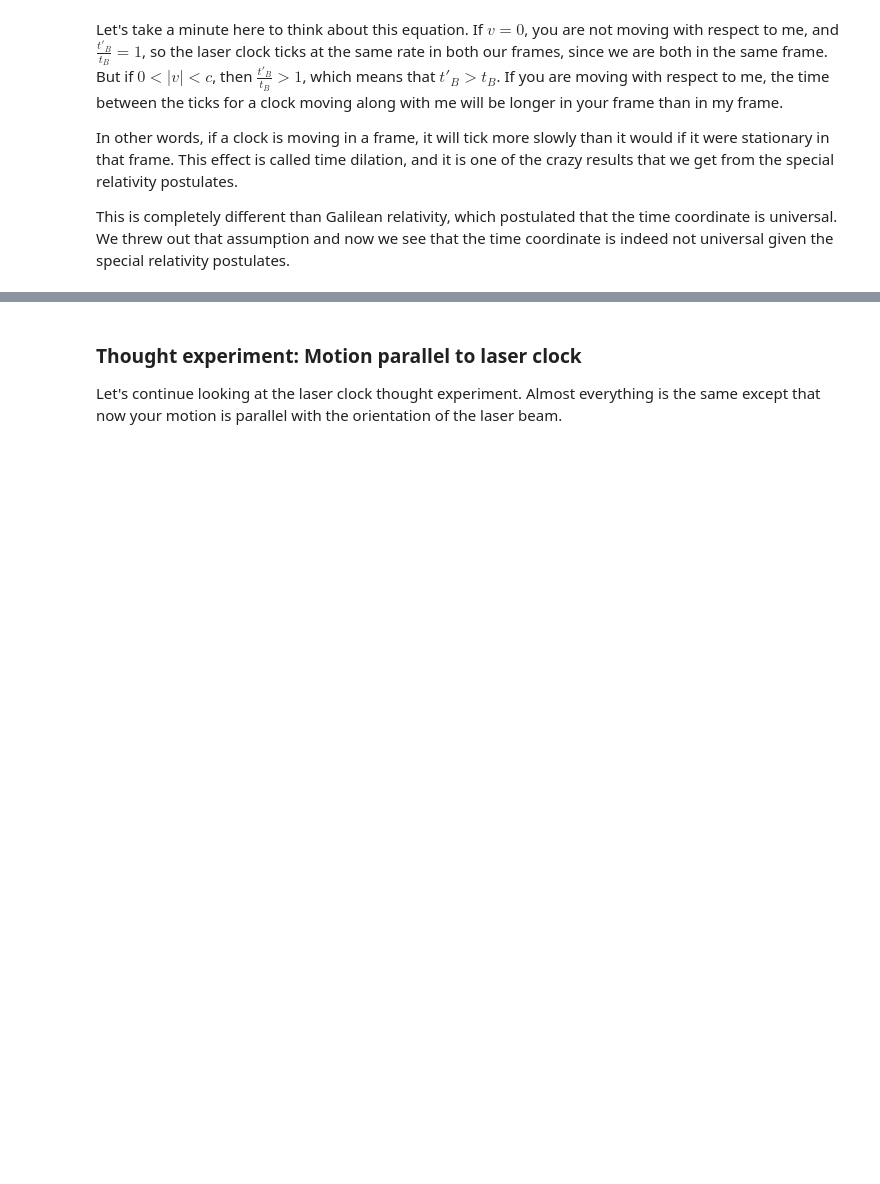
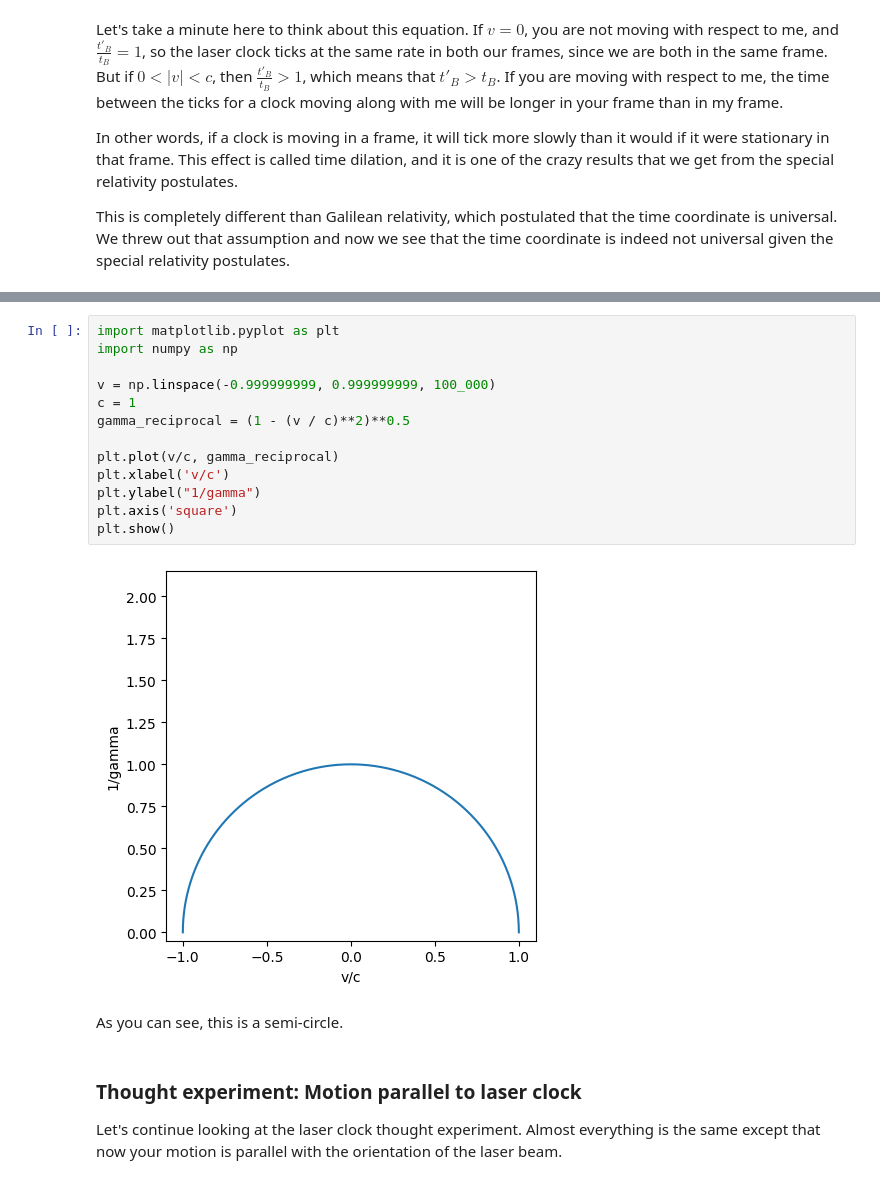
Before and after one commit to kurtamohler/physics-sims, a Jupyter notebook: notebooks/Special Relativity.ipynb, the cells around one changed output, grey strips where cells are left out. Cells and saved outputs as stored; diff of their text form; blank space fills up the shorter version.

Commit message:
Add plot of gamma vs velocity

```diff
--- a/notebooks/Special Relativity.ipynb
+++ b/notebooks/Special Relativity.ipynb
@@ -101,3 +105,20 @@ $$ \frac{A'^t - B'^t}{A^t - B^t} = \frac{1}{\sqrt{1 - (v/c)^2}} $$
+# %%
+import matplotlib.pyplot as plt
+import numpy as np
+
+v = np.linspace(-0.999999999, 0.999999999, 100_000)
+c = 1
+gamma_reciprocal = (1 - (v / c)**2)**0.5
+
+plt.plot(v/c, gamma_reciprocal)
+plt.xlabel('v/c')
+plt.ylabel("1/gamma")
+plt.axis('square')
+plt.show()
+# %% [output]
+[figure, added]
+# %% [markdown]
+As you can see, this is a semi-circle.
 # %% [markdown]
 ### Thought experiment: Motion parallel to laser clock
 
```
Also changed, not shown: parts of 3 cells of this notebook.
